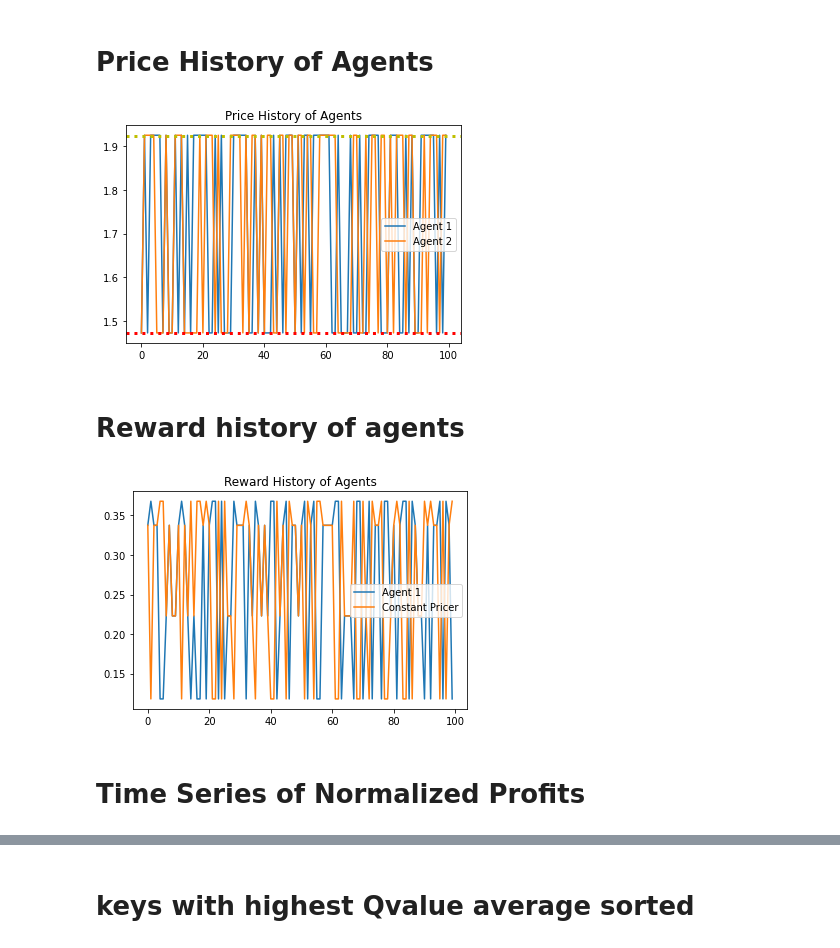
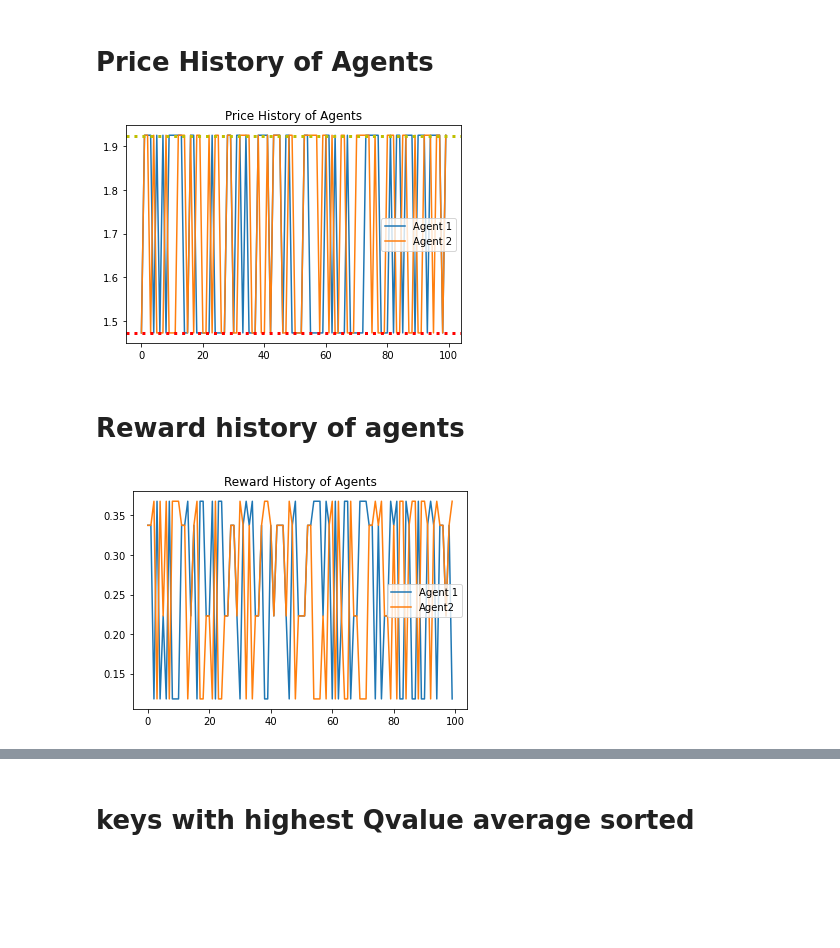
Before and after one commit to weehan299/multiagenteconomicssimulation, a Jupyter notebook: Data Analysis of Results.ipynb, the cells around one changed output, grey strips where cells are left out. Drawn from its saved outputs; the diff is of its cells as text; code cells hidden in the pictures; blank space fills up the shorter version.

```diff
--- a/Data Analysis of Results.ipynb
+++ b/Data Analysis of Results.ipynb
@@ -7,4 +7,4 @@ from IPython.display import clear_output
 
 import main
 # %%
-result = main.run(total_periods = 1000000, alpha = 0.125, gamma = 0.95, beta = 1*1e-5,temp_max = 10, temp_min = 0.0001)
+result = main.run(total_periods = 1000000, alpha = 0.125, gamma = 0.95, beta = 1*1e-5, lambda0=1000, lambda1=0.9995)
@@ -39,18 +140,16 @@ plt.legend(['Agent 1', "Agent 2"])
 plt.title("Price History of Agents")
 plt.show()
 # %% [output]
-[figure, old version]
+[figure, new version]
 # %% [markdown]
 # Reward history of agents
 # %%
 agent_1 = np.array(result.reward_history)[-100:,0]
 agent_2 = np.array(result.reward_history)[-100:,1]
 df = pd.DataFrame({'agent_1': agent_1, 'agent_2': agent_2})
 plt.plot(df)
-plt.legend(['Agent 1', "Constant Pricer"])
+plt.legend(['Agent 1', "Agent2"])
 plt.title("Reward History of Agents")
 plt.show()
 # %% [output]
-[figure, old version]
+[figure, new version]
-# %% [markdown]
-# Time Series of Normalized Profits
```
Also changed, not shown: parts of 12 cells of this notebook, 7 other files.
